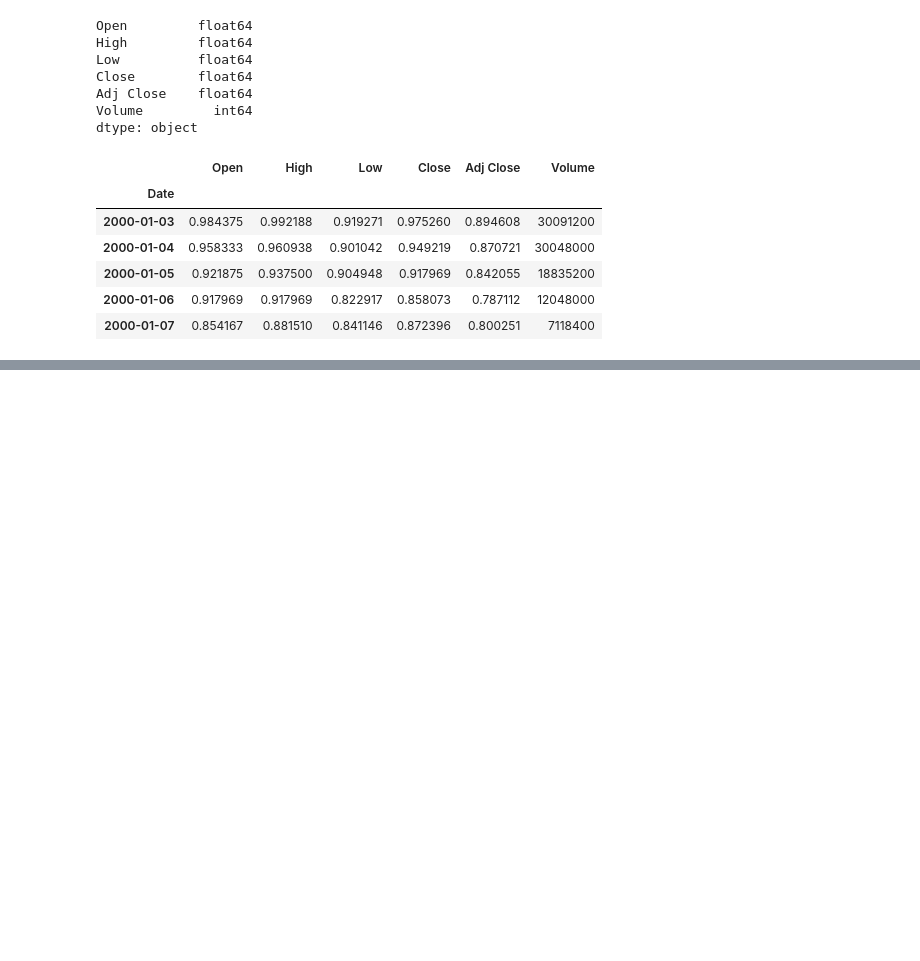
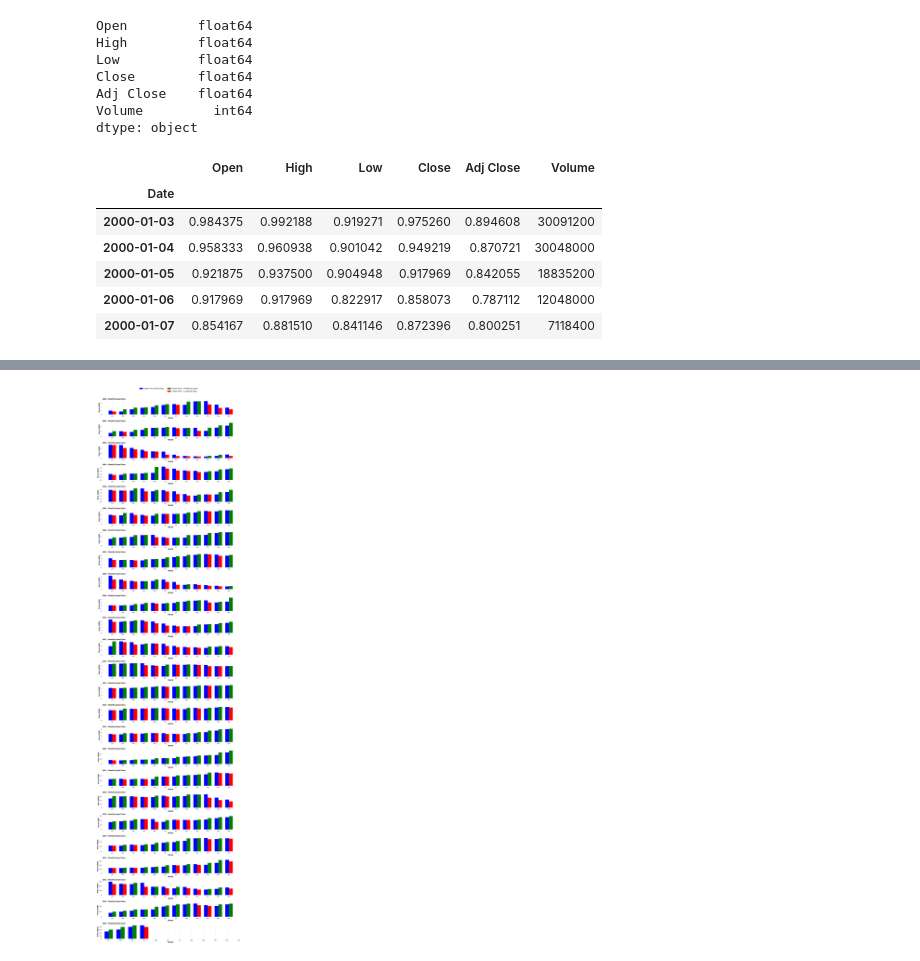
Before and after one commit to WarLord0401/NSA, a Jupyter notebook: stock_analysis.ipynb, the cells around one changed output, grey strips where cells are left out. Saved outputs shown, nothing was run; the diff lists cells and outputs as text; code cells hidden in the pictures; blank space fills up the shorter version.

```diff
--- a/stock_analysis.ipynb
+++ b/stock_analysis.ipynb
@@ -158 +168,49 @@ plt.show()
 # We can observe how the stock prices have changed over the years, with some years showing significant increases in both open and close prices, while others may show more stability or even declines.
+# %%
+# Now lets visualize the monthly open and close prices for each year in a stacked bar chart format. This will allow us to see the open and close prices (of the first and last day respectively) for each month of each year in a single plot, making it easier to compare the performance of the stock over time.
+
+import matplotlib.patches as mpatches
+
+fig, axes = plt.subplots(25, 1, figsize=(16, 60))  # 1 plot per year, stacked vertically
+years = sorted(df['Year'].unique())
+months = np.arange(1, 13)
+
+for i, year in enumerate(years):
+    year_data = df[df['Year'] == year]
+    open_prices = []
+    close_prices = []
+    for month in months:
+        month_data = year_data[year_data['Month'] == month]
+        if not month_data.empty:
+            open_prices.append(month_data.iloc[0]['Open'])  # First open of the month
+            close_prices.append(month_data.iloc[-1]['Close'])  # Last close of the month
+        else:
+            open_prices.append(np.nan)
+            close_prices.append(np.nan)
+
+    bar_width = 0.35
+    axes[i].bar(months - bar_width/2, open_prices, width=bar_width, label='Open', color='blue')
+
+    # Set color green if close > open, else red
+    bar_colors = ['green' if (not np.isnan(c) and not np.isnan(o) and c > o) else 'red' for c, o in zip(close_prices, open_prices)]
+    axes[i].bar(months + bar_width/2, close_prices, width=bar_width, label='Close', color=bar_colors)
+
+    axes[i].set_title(f"{year} - Monthly Open/Close", loc='left', fontweight='bold')
+    axes[i].set_xlabel('Month')
+    axes[i].set_ylabel('Price (USD)')
+    axes[i].set_xticks(months)
+    axes[i].set_xticklabels(['Jan', 'Feb', 'Mar', 'Apr', 'May', 'Jun', 'Jul', 'Aug', 'Sep', 'Oct', 'Nov', 'Dec'])
+    axes[i].grid(axis='y')
+
+# Custom legend at the top
+legend_handles = [
+    mpatches.Patch(color='blue', label='Open Price (First Day)'),
+    mpatches.Patch(color='green', label='Close Price - Profit(Last Day)'),
+]
+fig.legend(handles=legend_handles, loc='upper center', ncol=2, fontsize=14, frameon=False, bbox_to_anchor=(0.5, 1.02))
+legend_handles_2 = [mpatches.Patch(color='red', label='Close Price - Loss(Last Day)')]
+fig.legend(handles=legend_handles_2, loc='upper center', ncol=1, fontsize=14, frameon=False, bbox_to_anchor=(0.5933, 1.015))
+plt.tight_layout()
+plt.show()
+# %% [output]
+[figure, added]
```
Also changed, not shown: parts of 12 cells of this notebook.
